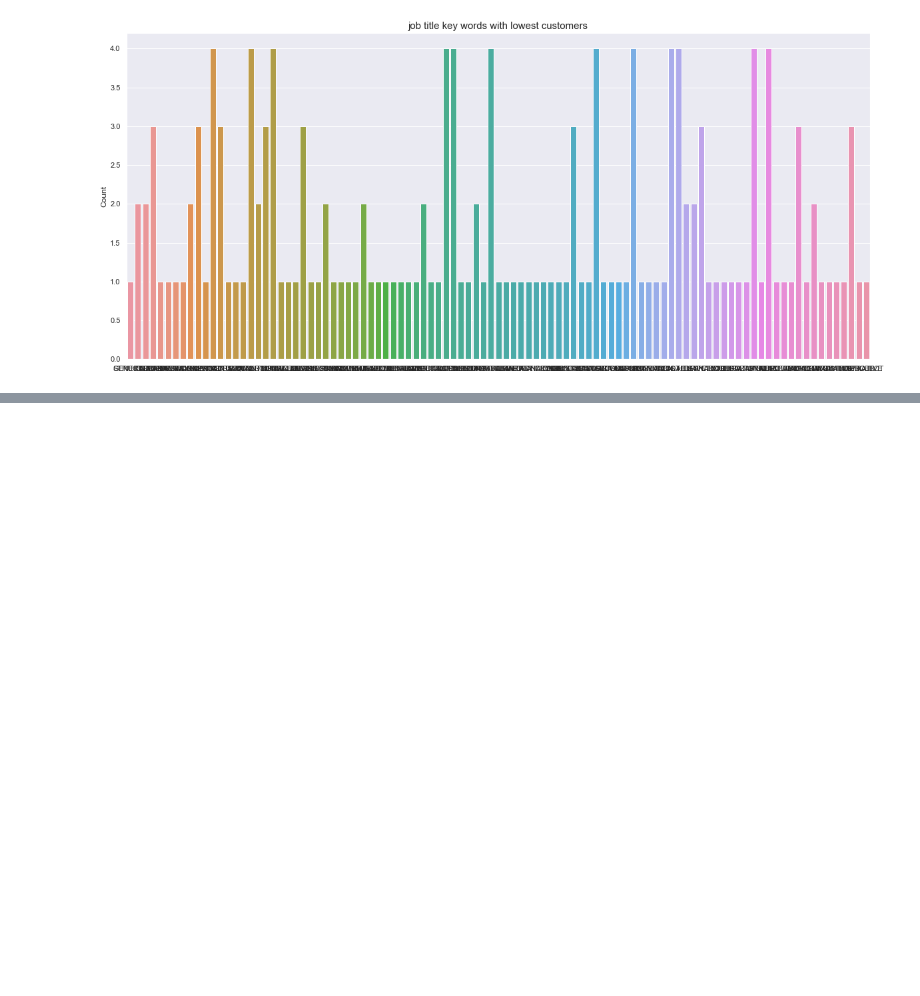
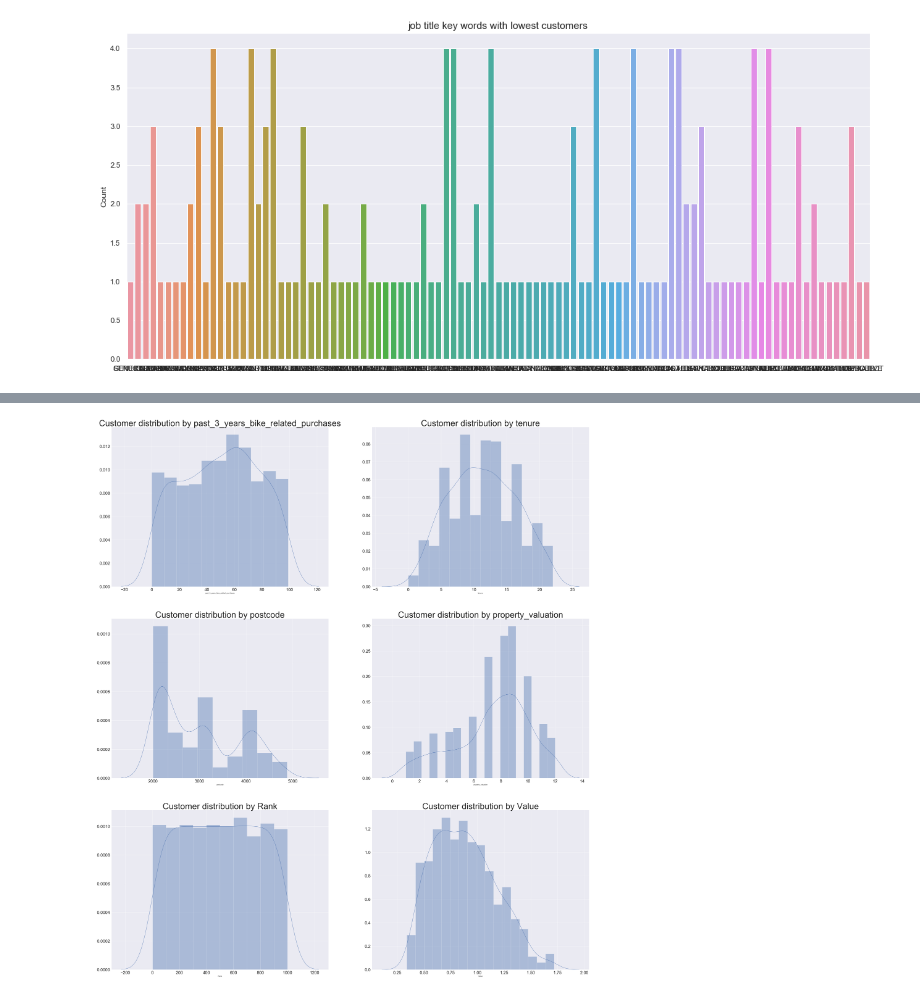
Before and after one commit to follygold/customer-transaction, a Jupyter notebook: Untitled3.ipynb, the cells around one changed output, grey strips where cells are left out. Cells and saved outputs as stored; diff of their text form; code cells hidden in the pictures; blank space fills up the shorter version.

```diff
--- a/Untitled3.ipynb
+++ b/Untitled3.ipynb
@@ -155,0 +154,13 @@ ax.set_title('customer plot by year of birth', fontsize = 15) ;
+# %%
+fig, ax = plt.subplots(3,2, figsize = (60,70))
+ax = ax.flatten()
+i = 0
+
+sns.set(font_scale = 3)
+for col in quan_col:
+    sns.distplot(df_clist[col].dropna(), ax = ax[i])
+    ax[i].set_title('Customer distribution by '+col, fontsize = 60)
+    ax[i].tick_params(labelsize = 30)
+    i += 1
+# %% [output]
+[figure, added]
```
Also changed, not shown: parts of 5 cells of this notebook.
